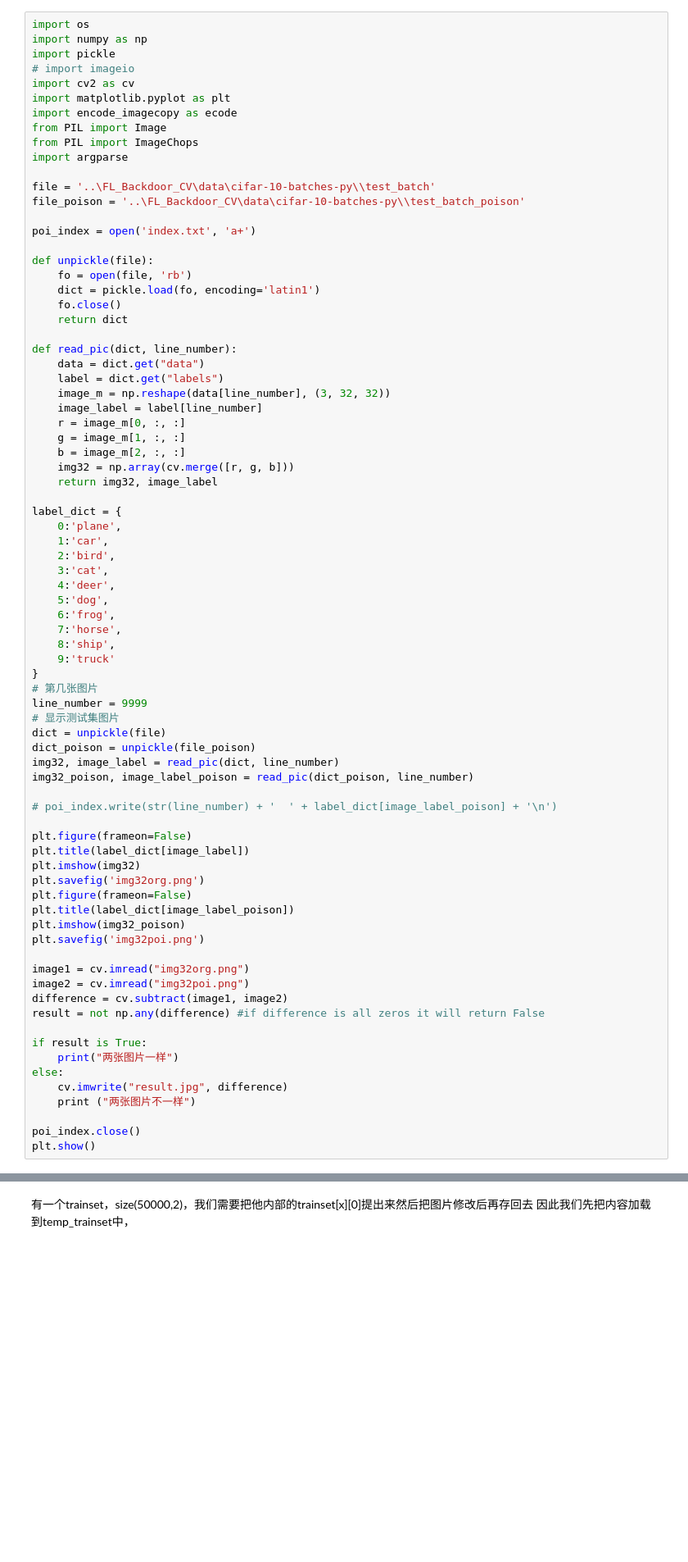
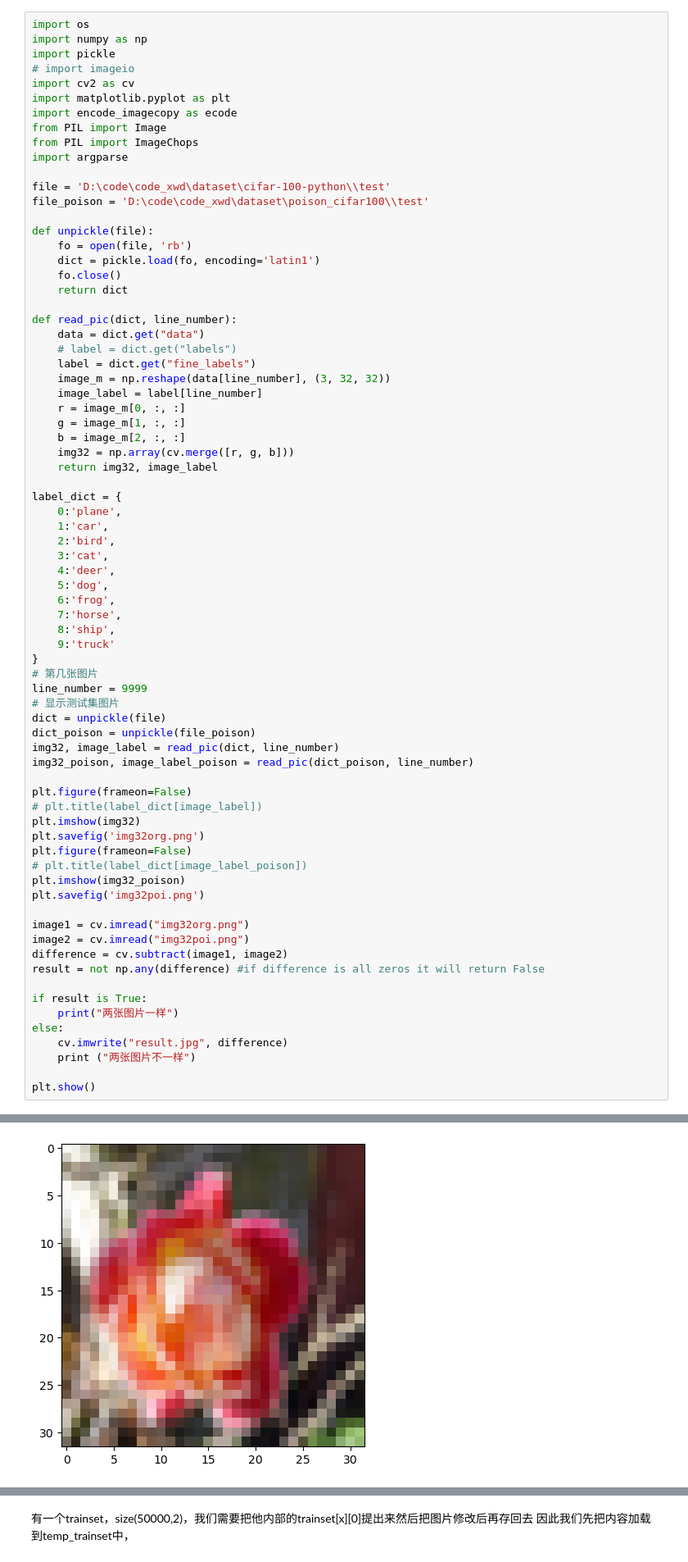
Before and after one commit to imomoe233/xwdaer_utils, a Jupyter notebook: test.ipynb, the cells around one changed output, grey strips where cells are left out. Shown at 82% size. Drawn from its saved outputs; the diff is of its cells as text; blank space fills up the shorter version.

```diff
--- a/test.ipynb
+++ b/test.ipynb
@@ -146,10 +146,8 @@ from PIL import Image
 from PIL import ImageChops
 import argparse
 
-file = '..\FL_Backdoor_CV\data\cifar-10-batches-py\\test_batch'
-file_poison = '..\FL_Backdoor_CV\data\cifar-10-batches-py\\test_batch_poison'
-
-poi_index = open('index.txt', 'a+')
+file = 'D:\code\code_xwd\dataset\cifar-100-python\\test'
+file_poison = 'D:\code\code_xwd\dataset\poison_cifar100\\test'
 
 def unpickle(file):
     fo = open(file, 'rb')
@@ -159,7 +157,8 @@ def unpickle(file):
 
 def read_pic(dict, line_number):
     data = dict.get("data")
-    label = dict.get("labels")
+    # label = dict.get("labels")
+    label = dict.get("fine_labels")
     image_m = np.reshape(data[line_number], (3, 32, 32))
     image_label = label[line_number]
     r = image_m[0, :, :]
@@ -188,14 +187,12 @@ dict_poison = unpickle(file_poison)
 img32, image_label = read_pic(dict, line_number)
 img32_poison, image_label_poison = read_pic(dict_poison, line_number)
 
-# poi_index.write(str(line_number) + '  ' + label_dict[image_label_poison] + '\n')
-
 plt.figure(frameon=False)
-plt.title(label_dict[image_label])
+# plt.title(label_dict[image_label])
 plt.imshow(img32)
 plt.savefig('img32org.png')
 plt.figure(frameon=False)
-plt.title(label_dict[image_label_poison])
+# plt.title(label_dict[image_label_poison])
 plt.imshow(img32_poison)
 plt.savefig('img32poi.png')
 
@@ -210,5 +207,5 @@ else:
     cv.imwrite("result.jpg", difference)
     print ("两张图片不一样")
 
-poi_index.close()
 plt.show()
+# %% [output]
@@ -214,0 +213 @@ plt.show()
+[figure, added]
```
Also changed, not shown: parts of 2 cells of this notebook, 6 other files.
